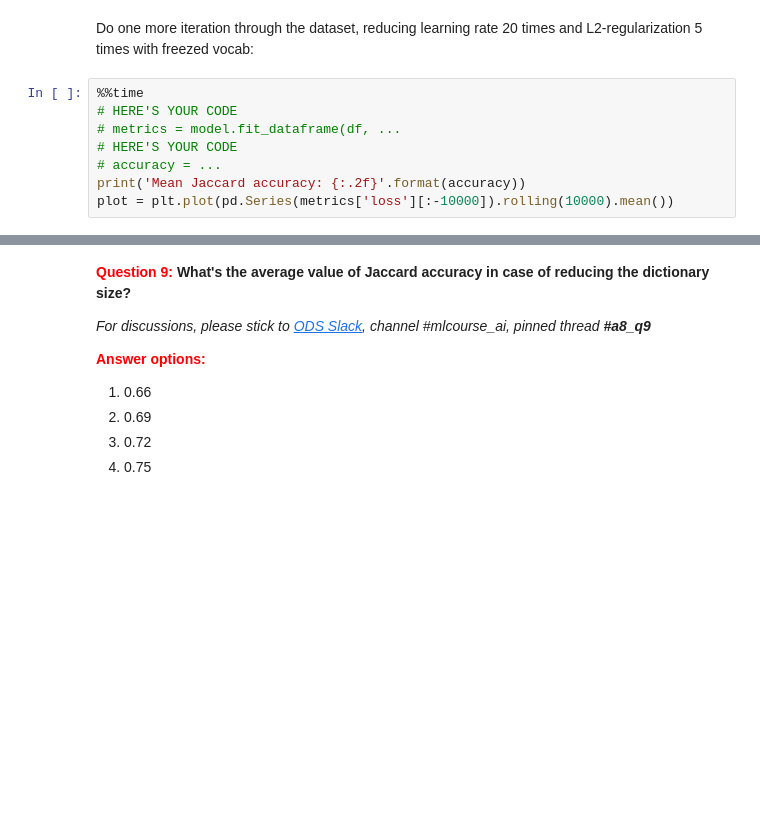
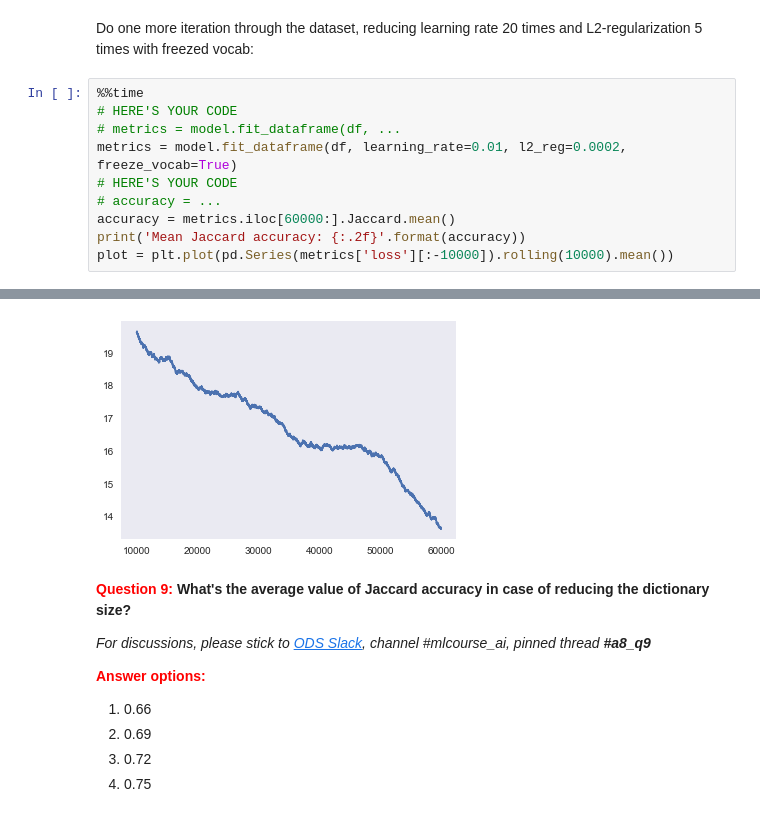
Before and after one commit to roundEgg/mlcourse.ai, a Jupyter notebook: jupyter_english/assignments_fall2018/assignment8_stackoverflow_logistic_regression.ipynb, the cells around one changed output, grey strips where cells are left out. Saved outputs shown, nothing was run; the diff lists cells and outputs as text; blank space fills up the shorter version.

```diff
--- a/jupyter_english/assignments_fall2018/assignment8_stackoverflow_logistic_regression.ipynb
+++ b/jupyter_english/assignments_fall2018/assignment8_stackoverflow_logistic_regression.ipynb
@@ -883,7 +1130,10 @@ Do one more iteration through the dataset, reducing learning rate 20 times and L
 %%time
 # HERE'S YOUR CODE
 # metrics = model.fit_dataframe(df, ...
+metrics = model.fit_dataframe(df, learning_rate=0.01, l2_reg=0.0002, freeze_vocab=True)
 # HERE'S YOUR CODE
 # accuracy = ...
+accuracy = metrics.iloc[60000:].Jaccard.mean()
 print('Mean Jaccard accuracy: {:.2f}'.format(accuracy))
 plot = plt.plot(pd.Series(metrics['loss'][:-10000]).rolling(10000).mean())
+# %% [output]
@@ -890,3 +1144,4 @@ plot = plt.plot(pd.Series(metrics['loss'][:-10000]).rolling(10000).mean())
+[figure, added]
 # %% [markdown]
 **<font color="red">Question 9:</font> What's the average value of Jaccard accuracy in case of reducing the dictionary size?**
 
```
Also changed, not shown: parts of 28 cells of this notebook.
